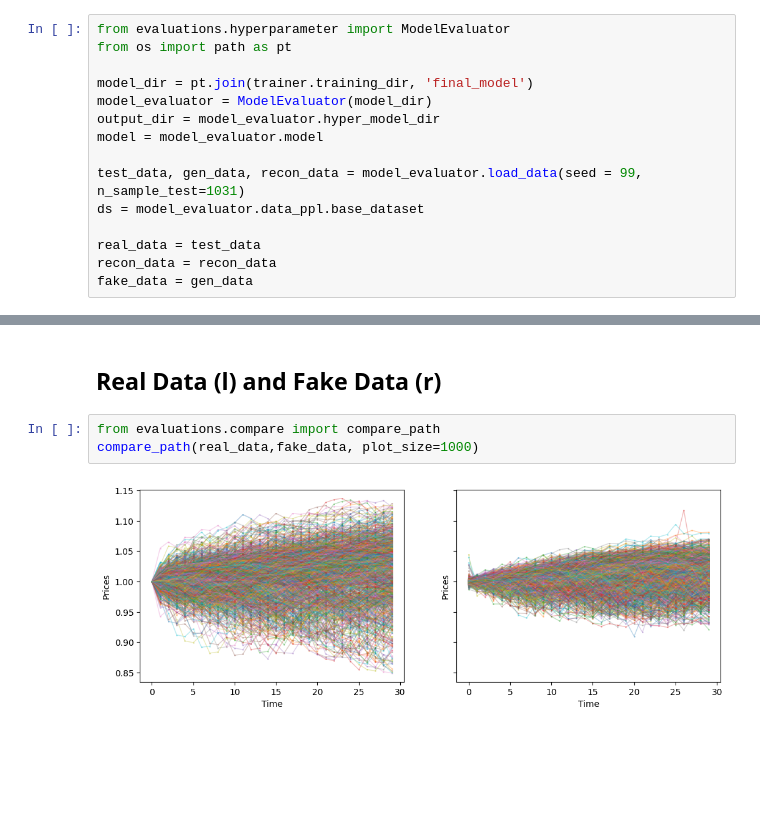
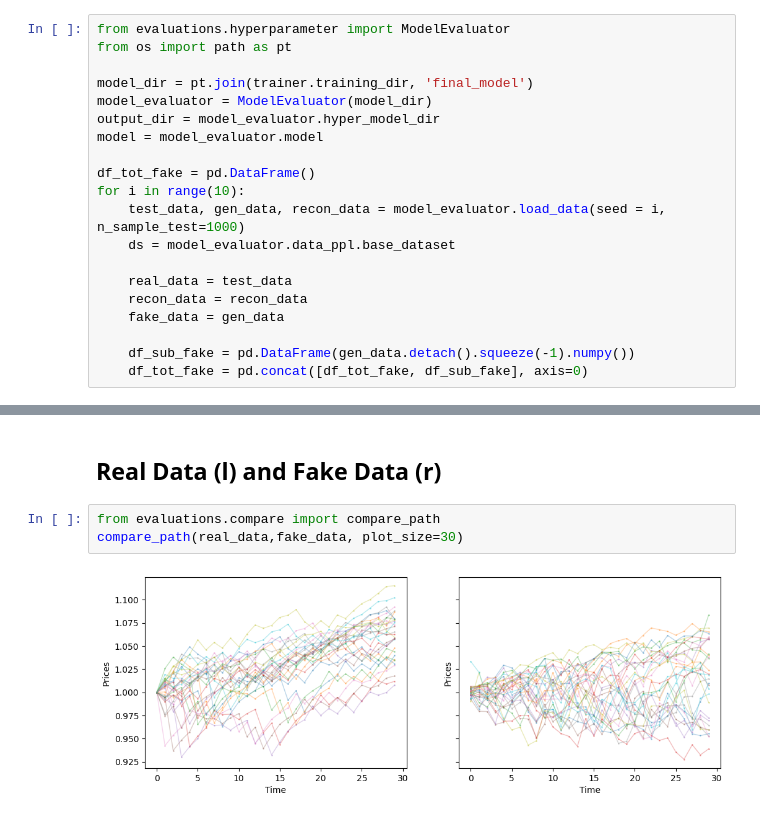
Before and after one commit to Sondringsen/master-thesis, a Jupyter notebook: src/models/data_generating_models/TimeCausalVAE/notebooks/sondre_test.ipynb, the cells around one changed output, grey strips where cells are left out. Cells and saved outputs as stored; diff of their text form; blank space fills up the shorter version.

```diff
--- a/src/models/data_generating_models/TimeCausalVAE/notebooks/sondre_test.ipynb
+++ b/src/models/data_generating_models/TimeCausalVAE/notebooks/sondre_test.ipynb
@@ -178,10 +192,15 @@ model_evaluator = ModelEvaluator(model_dir)
 output_dir = model_evaluator.hyper_model_dir
 model = model_evaluator.model
 
-test_data, gen_data, recon_data = model_evaluator.load_data(seed = 99, n_sample_test=1031)
-ds = model_evaluator.data_ppl.base_dataset
+df_tot_fake = pd.DataFrame()
+for i in range(10):
+    test_data, gen_data, recon_data = model_evaluator.load_data(seed = i, n_sample_test=1000)
+    ds = model_evaluator.data_ppl.base_dataset
 
-real_data = test_data
-recon_data = recon_data
-fake_data = gen_data
+    real_data = test_data
+    recon_data = recon_data
+    fake_data = gen_data
+
+    df_sub_fake = pd.DataFrame(gen_data.detach().squeeze(-1).numpy())
+    df_tot_fake = pd.concat([df_tot_fake, df_sub_fake], axis=0)
 # %% [output]
@@ -190,6 +290,6 @@ Base dataset initialized
 ## Real Data (l) and Fake Data (r)
 # %%
 from evaluations.compare import compare_path
-compare_path(real_data,fake_data, plot_size=1000)
+compare_path(real_data,fake_data, plot_size=30)
 # %% [output]
-[figure, old version]
+[figure, new version]
```
Also changed, not shown: parts of 11 cells of this notebook, 1 other file.
